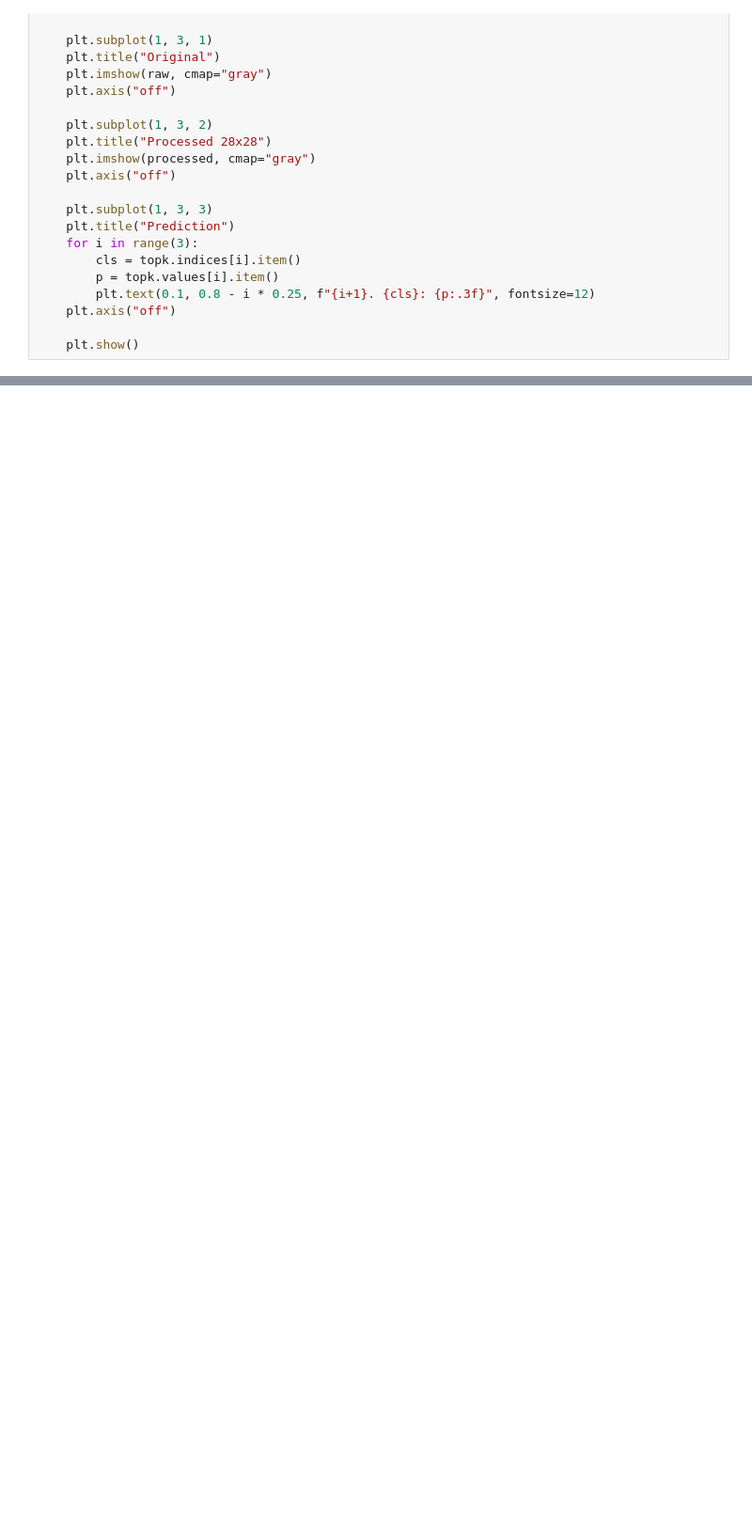
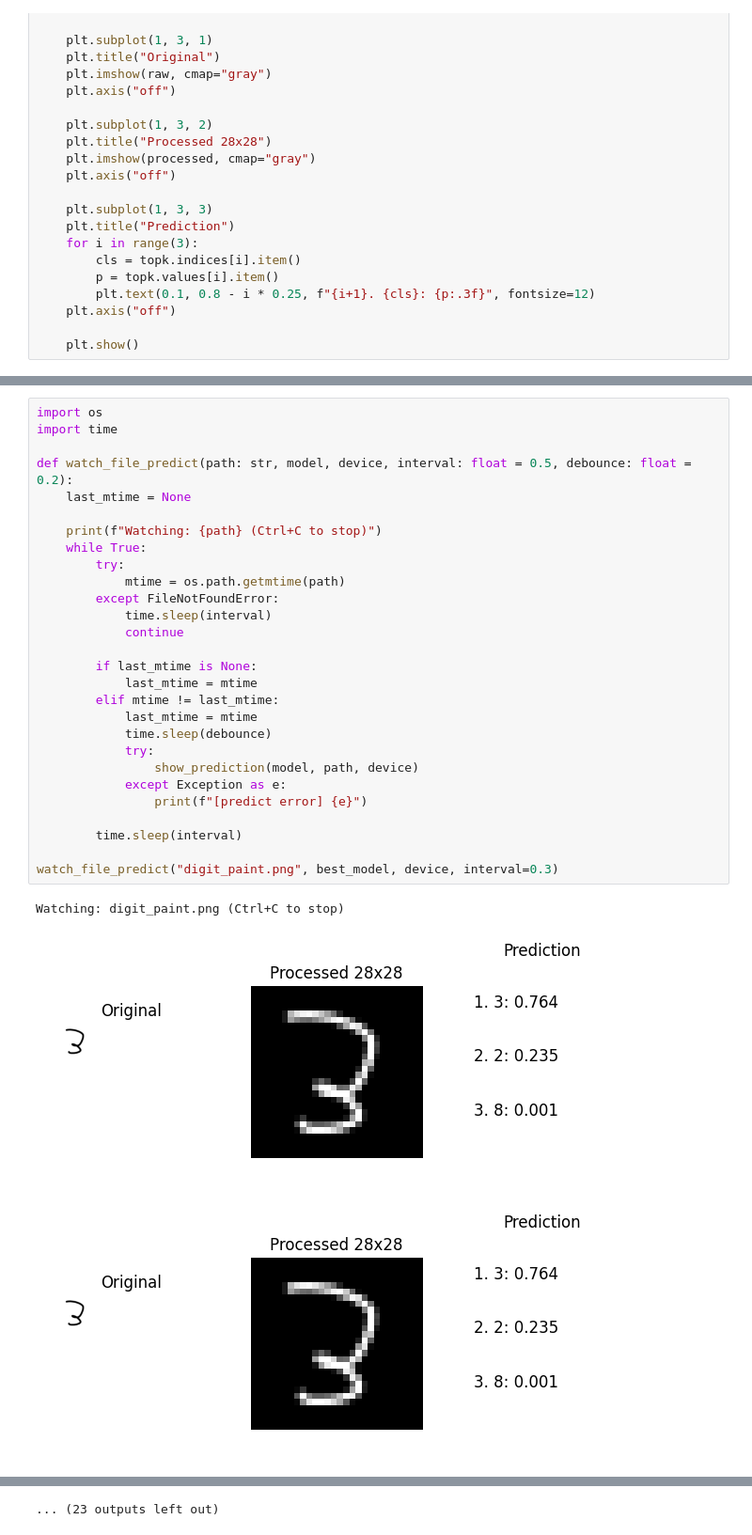
Before and after one commit to zevtos/ai-systems-labs, a Jupyter notebook: notebooks/41.ipynb, the cells around one changed output, grey strips where cells are left out. Shown at 94% size. Drawn from its saved outputs; the diff is of its cells as text; blank space fills up the shorter version.

```diff
--- a/notebooks/41.ipynb
+++ b/notebooks/41.ipynb
@@ -1011,0 +1023,32 @@ show_prediction(best_model, "digit_paint.png", device)
+# %%
+import os
+import time
+
+def watch_file_predict(path: str, model, device, interval: float = 0.5, debounce: float = 0.2):
+    last_mtime = None
+
+    print(f"Watching: {path} (Ctrl+C to stop)")
+    while True:
+        try:
+            mtime = os.path.getmtime(path)
+        except FileNotFoundError:
+            time.sleep(interval)
+            continue
+
+        if last_mtime is None:
+            last_mtime = mtime
+        elif mtime != last_mtime:
+            last_mtime = mtime
+            time.sleep(debounce)
+            try:
+                show_prediction(model, path, device)
+            except Exception as e:
+                print(f"[predict error] {e}")
+
+        time.sleep(interval)
+
+watch_file_predict("digit_paint.png", best_model, device, interval=0.3)
+# %% [output]
+Watching: digit_paint.png (Ctrl+C to stop)
+[figure, added]
+[figure, added]
@@ -1011,0 +1064 @@ show_prediction(best_model, "digit_paint.png", device)
+... (23 outputs left out)
```
Also changed, not shown: parts of 11 cells of this notebook, 2 other files.
